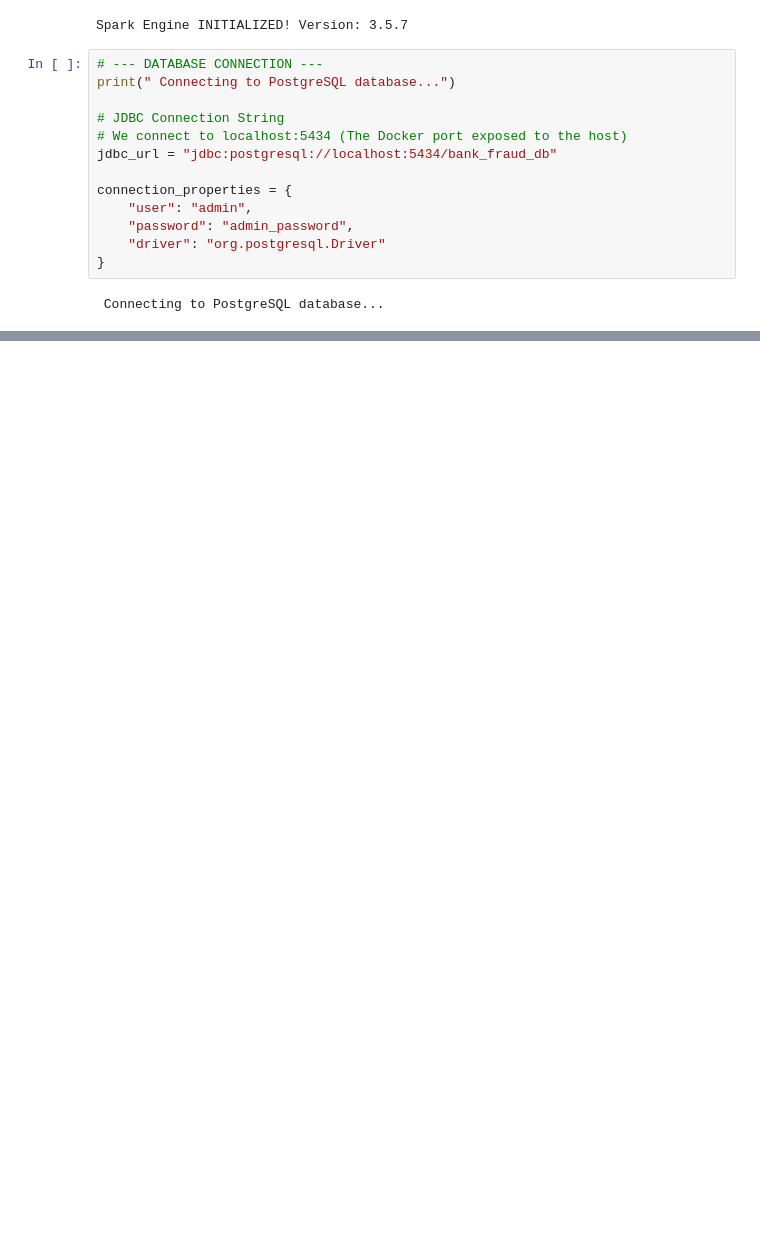
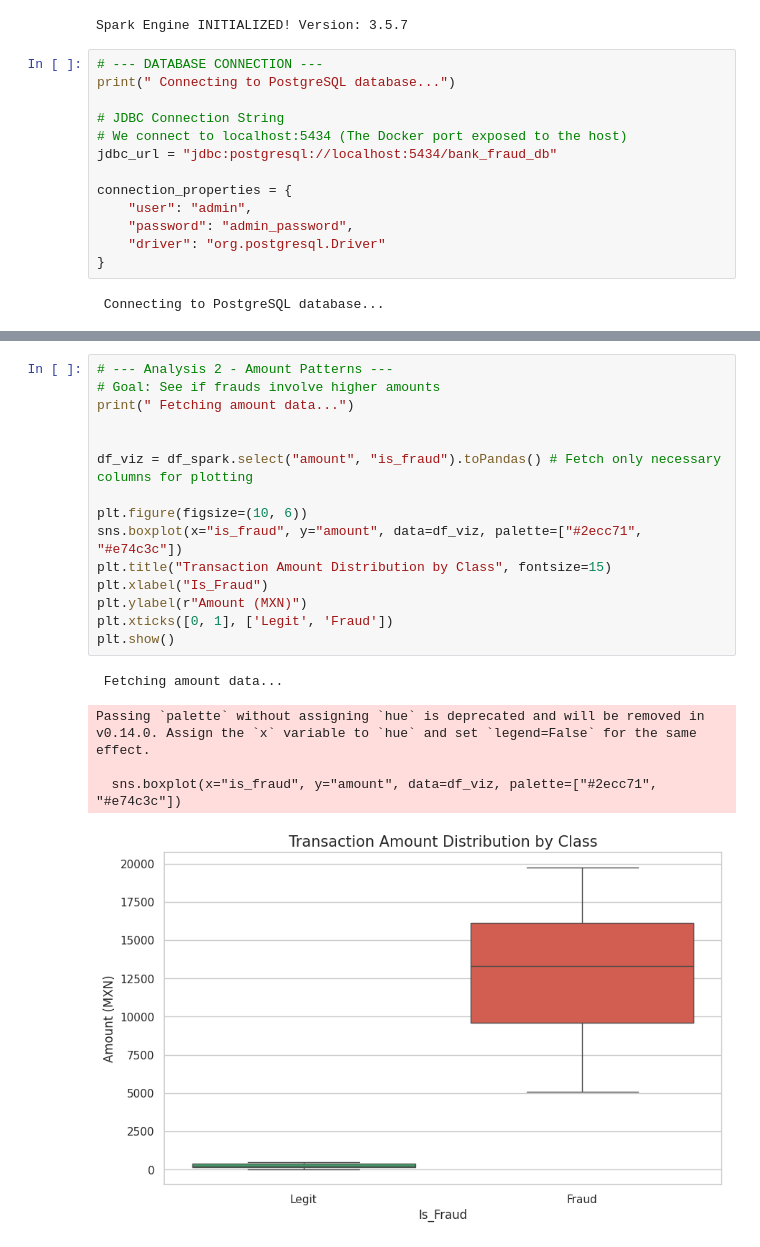
Before and after one commit to mausanram/Data_Bank_Simulator, a Jupyter notebook: notebooks/fraud_analysis_spark.ipynb, the cells around one changed output, grey strips where cells are left out. Cells and saved outputs as stored; diff of their text form; blank space fills up the shorter version.

```diff
--- a/notebooks/fraud_analysis_spark.ipynb
+++ b/notebooks/fraud_analysis_spark.ipynb
@@ -92,0 +136,21 @@ df_spark.printSchema()
+# %%
+# --- Analysis 2 - Amount Patterns ---
+# Goal: See if frauds involve higher amounts
+print(" Fetching amount data...")
+
+
+df_viz = df_spark.select("amount", "is_fraud").toPandas() # Fetch only necessary columns for plotting
+
+plt.figure(figsize=(10, 6))
+sns.boxplot(x="is_fraud", y="amount", data=df_viz, palette=["#2ecc71", "#e74c3c"])
+plt.title("Transaction Amount Distribution by Class", fontsize=15)
+plt.xlabel("Is_Fraud")
+plt.ylabel(r"Amount (MXN)")
+plt.xticks([0, 1], ['Legit', 'Fraud'])
+plt.show()
+# %% [output]
+ Fetching amount data...
+Passing `palette` without assigning `hue` is deprecated and will be removed in v0.14.0. Assign the `x` variable to `hue` and set `legend=False` for the same effect.
+
+  sns.boxplot(x="is_fraud", y="amount", data=df_viz, palette=["#2ecc71", "#e74c3c"])
+[figure, added]
```
Also changed, not shown: parts of 15 cells of this notebook, 14 other files.
